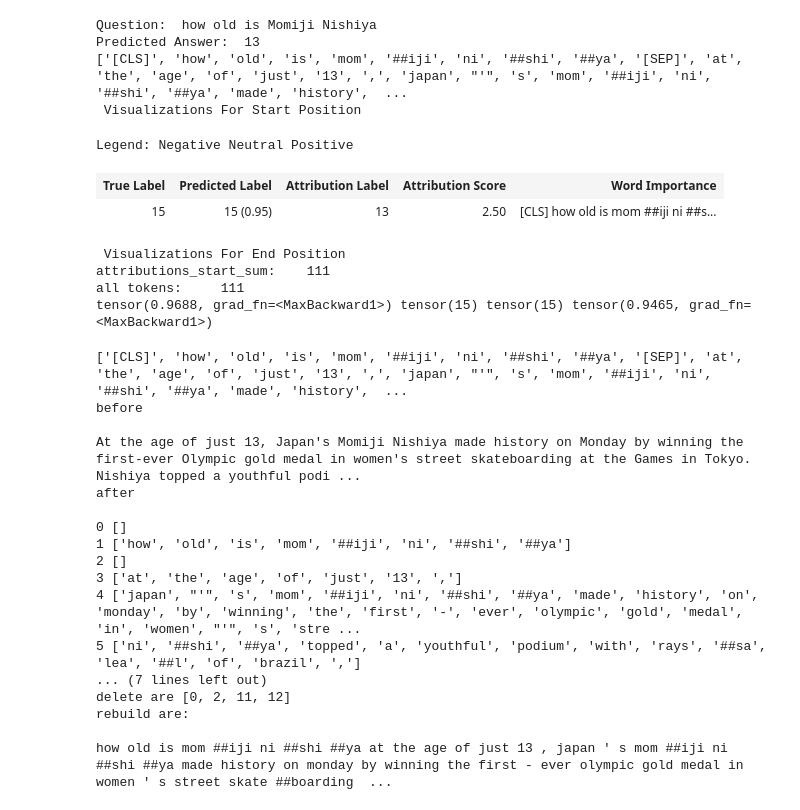
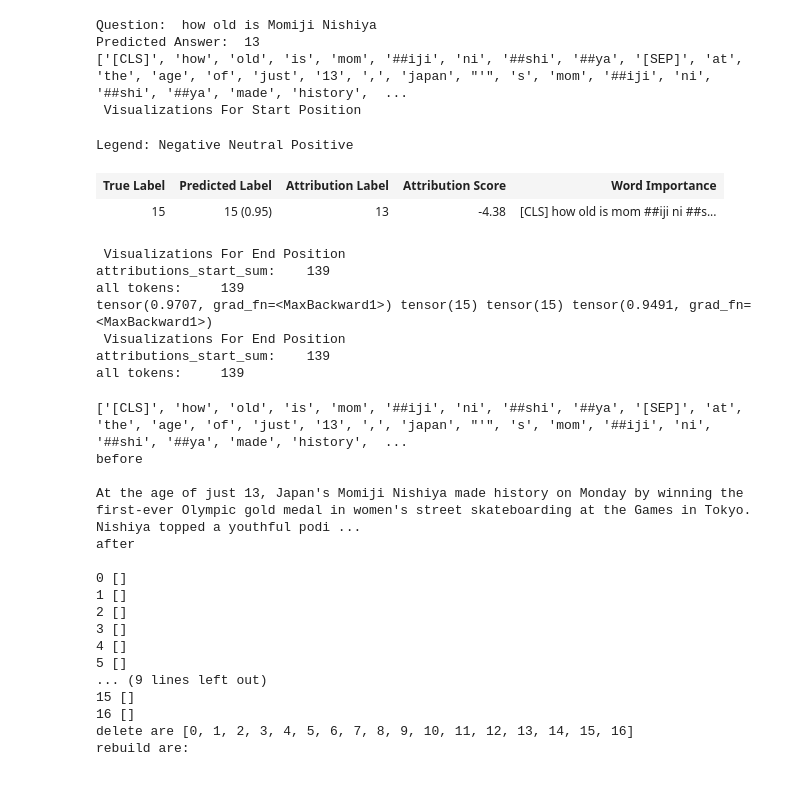
Before and after one commit to Gzk738/GZK_Code, a Jupyter notebook: XAI/Captum/Q&A_realoop-Copy2.ipynb, the cells around one changed output. Saved outputs shown, nothing was run; the diff lists cells and outputs as text; code cells hidden in the pictures.

```diff
--- a/XAI/Captum/Q&A_realoop-Copy2.ipynb
+++ b/XAI/Captum/Q&A_realoop-Copy2.ipynb
@@ -271,21 +271,24 @@ def pred_explain(question, text):
     return all_tokens, attributions_start_sum
 # %%
 question = "how old is Momiji Nishiya"
-text= "At the age of just 13, Japan's Momiji Nishiya made history on Monday by winning the first-ever Olympic gold medal in women's street skateboarding at the Games in Tokyo.  Nishiya topped a youthful podium with Rayssa Leal of Brazil, also 13, taking the silver medal and Japan Funa Nakayama, 16, winning bronze. With an average age of 14 years and 191 days it is the youngest individual podium in the history of the Olympic Games."
+text= "At the age of just 13, Japan's Momiji Nishiya made history on Monday by winning the first-ever Olympic gold medal in women's street skateboarding at the Games in Tokyo.  Nishiya topped a youthful podium with Rayssa Leal of Brazil, also 13, taking the silver medal and Japan Funa Nakayama, 16, winning bronze.There is no disputing that Howard Hawks's Los Angeles-set noir classic is one of the most entertaining of all US films, thanks to its firecracker dialogue, brutal action, sultry atmosphere, and the volcanic sexual chemistry between its stars."
 
-all_tokens, attributions_start_sum = pred_explain(text, question)
+all_tokens, attributions_start_sum = pred_explain(question, text)
 # %% [output]
 Question:  how old is Momiji Nishiya
 Predicted Answer:  13
 ['[CLS]', 'how', 'old', 'is', 'mom', '##iji', 'ni', '##shi', '##ya', '[SEP]', 'at', 'the', 'age', 'of', 'just', '13', ',', 'japan', "'", 's', 'mom', '##iji', 'ni', '##shi', '##ya', 'made', 'history',  ...
  Visualizations For Start Position
 Legend: Negative Neutral Positive
 | True Label | Predicted Label | Attribution Label | Attribution Score | Word Importance |
-| 15 | 15 (0.95) | 13 | 2.50 | [CLS] how old is mom ##iji ni ##s... |
+| 15 | 15 (0.95) | 13 | -4.38 | [CLS] how old is mom ##iji ni ##s... |
  Visualizations For End Position
-attributions_start_sum:    111
-all tokens:     111
-tensor(0.9688, grad_fn=<MaxBackward1>) tensor(15) tensor(15) tensor(0.9465, grad_fn=<MaxBackward1>)
+attributions_start_sum:    139
+all tokens:     139
+tensor(0.9707, grad_fn=<MaxBackward1>) tensor(15) tensor(15) tensor(0.9491, grad_fn=<MaxBackward1>)
+ Visualizations For End Position
+attributions_start_sum:    139
+all tokens:     139
 # %%
 sentence = separate_sentence(all_tokens)
 li_delete_sentence = get_delete(sentence)
@@ -309,13 +312,13 @@ At the age of just 13, Japan's Momiji Nishiya made history on Monday by winning
 after
 
 0 []
-1 ['how', 'old', 'is', 'mom', '##iji', 'ni', '##shi', '##ya']
+1 []
 2 []
-3 ['at', 'the', 'age', 'of', 'just', '13', ',']
-4 ['japan', "'", 's', 'mom', '##iji', 'ni', '##shi', '##ya', 'made', 'history', 'on', 'monday', 'by', 'winning', 'the', 'first', '-', 'ever', 'olympic', 'gold', 'medal', 'in', 'women', "'", 's', 'stre ...
-5 ['ni', '##shi', '##ya', 'topped', 'a', 'youthful', 'podium', 'with', 'rays', '##sa', 'lea', '##l', 'of', 'brazil', ',']
-... (7 lines left out)
-delete are [0, 2, 11, 12]
+3 []
+4 []
+5 []
+... (9 lines left out)
+15 []
+16 []
+delete are [0, 1, 2, 3, 4, 5, 6, 7, 8, 9, 10, 11, 12, 13, 14, 15, 16]
 rebuild are:
-
-how old is mom ##iji ni ##shi ##ya at the age of just 13 , japan ' s mom ##iji ni ##shi ##ya made history on monday by winning the first - ever olympic gold medal in women ' s street skate ##boarding  ...
```
Also changed, not shown: parts of 9 cells of this notebook, 5 other files.
